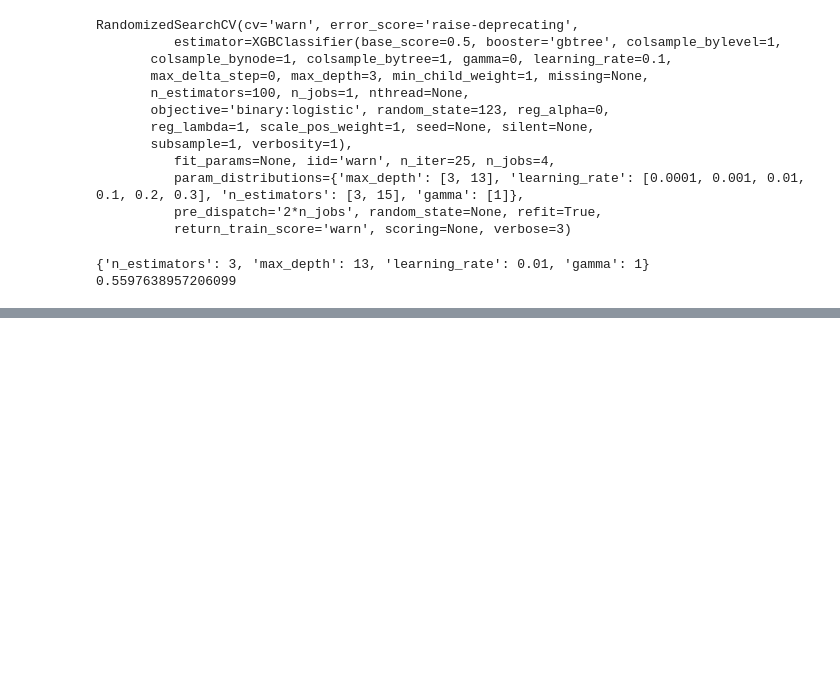
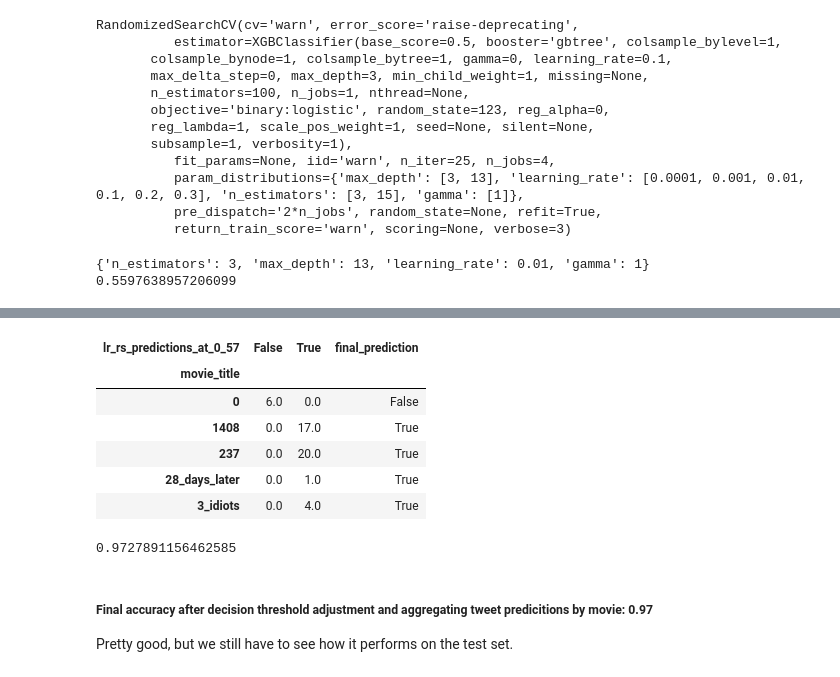
Before and after one commit to matthewzapata/twitter-trigger-warnings, a Jupyter notebook: modeling_with_bigrams.ipynb, the cells around one changed output, grey strips where cells are left out. Saved outputs shown, nothing was run; the diff lists cells and outputs as text; code cells hidden in the pictures; blank space fills up the shorter version.

```diff
--- a/modeling_with_bigrams.ipynb
+++ b/modeling_with_bigrams.ipynb
@@ -373,0 +449,3 @@ Accuracy was 0.59. Second best was KNN, 0.56.
+# %%
+results_df = train[['lr_rs_predictions_at_0_57', 'movie_title']]
+results_df.head()
@@ -373,0 +459,3 @@ Accuracy was 0.59. Second best was KNN, 0.56.
+# %%
+counts_df = results_df.groupby(['movie_title', 'lr_rs_predictions_at_0_57']).movie_title.count().unstack().fillna(0)
+counts_df.head()
@@ -373,0 +470,18 @@ Accuracy was 0.59. Second best was KNN, 0.56.
+# %%
+counts_df['final_prediction'] = counts_df.idxmax(axis=1)
+counts_df.head()
+# %% [output]
+| lr_rs_predictions_at_0_57 | False | True | final_prediction |
+| movie_title |  |  |  |
+| 0 | 6.0 | 0.0 | False |
+| 1408 | 0.0 | 17.0 | True |
+| 237 | 0.0 | 20.0 | True |
+| 28_days_later | 0.0 | 1.0 | True |
+| 3_idiots | 0.0 | 4.0 | True |
+# %%
+accuracy_score(train.groupby('movie_title').actual.max(), counts_df.final_prediction)
+# %% [output]
+0.9727891156462585
+# %% [markdown]
+##### Final accuracy after decision threshold adjustment and aggregating tweet predicitions by movie: 0.97
+Pretty good, but we still have to see how it performs on the test set.
```
Also changed, not shown: parts of 17 cells of this notebook.
